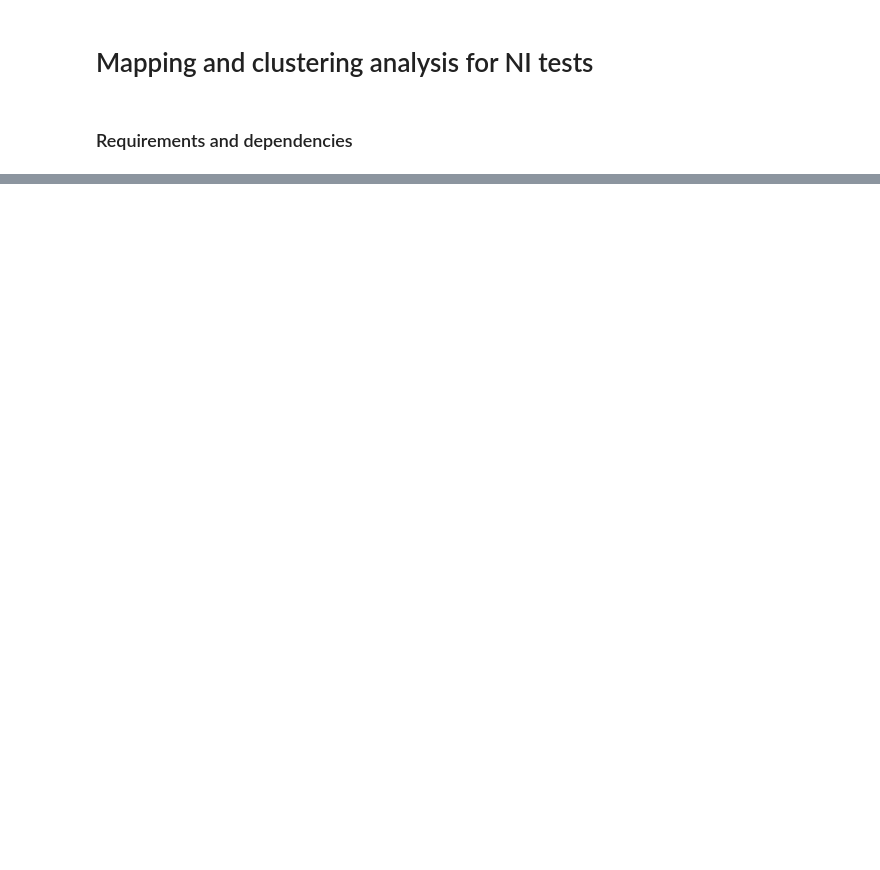
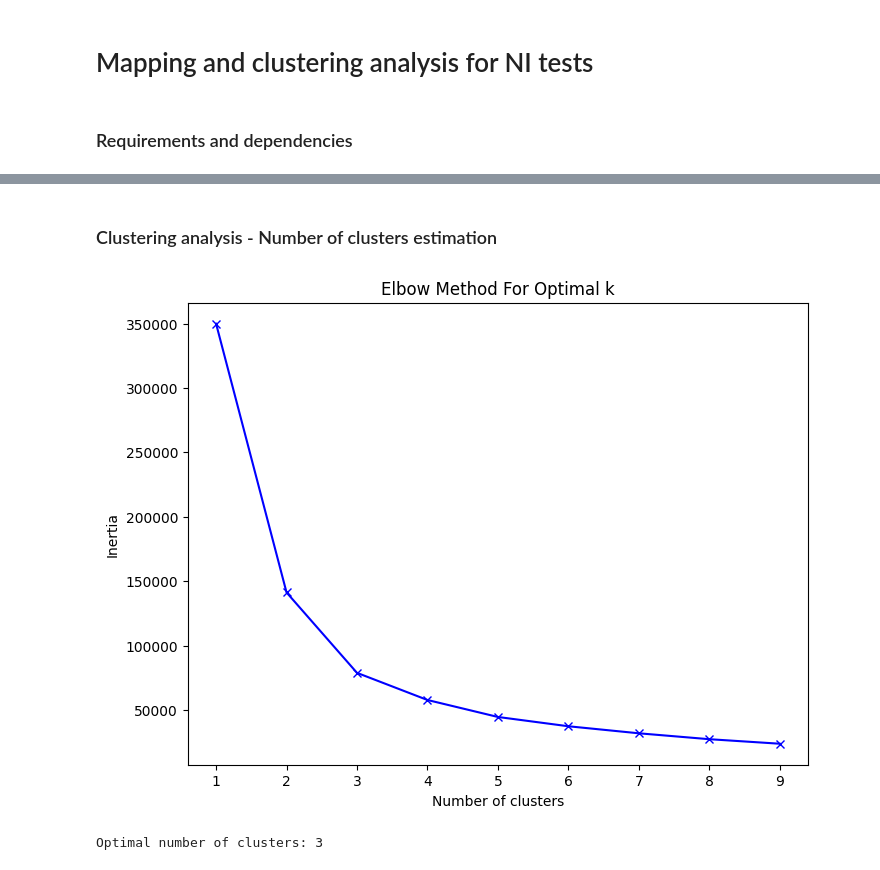
Before and after one commit to DavidMercier/Indentation2025, a Jupyter notebook: Atelier1_ML-Clustering/Clustering.ipynb, the cells around one changed output, grey strips where cells are left out. Cells and saved outputs as stored; diff of their text form; code cells hidden in the pictures; blank space fills up the shorter version.

```diff
--- a/Atelier1_ML-Clustering/Clustering.ipynb
+++ b/Atelier1_ML-Clustering/Clustering.ipynb
@@ -249,0 +157,32 @@ Cluster data successfully saved to C:\github\ICME-OoCTO\MLforMultiphaseMaterials
+# %% [markdown]
+### Clustering analysis - Number of clusters estimation
+# %%
+
+# Determine optimal number of clusters using Elbow Method
+inertia = []
+K = range(1, 10)
+for k in K:
+    kmeans = KMeans(n_clusters=k, random_state=42)
+    kmeans.fit(data[['HARDNESS_GPa', 'MODULUS_GPa']].dropna())
+    inertia.append(kmeans.inertia_)
+
+# Plot the Elbow Method
+plt.figure(figsize=(8, 6))
+plt.plot(K, inertia, 'bx-')
+plt.xlabel('Number of clusters')
+plt.ylabel('Inertia')
+plt.title('Elbow Method For Optimal k')
+plt.savefig('elbow_method.png')
+plt.show()
+
+# Find the optimal number of clusters using KneeLocator
+knee_locator = KneeLocator(K, inertia, curve="convex", direction="decreasing")
+optimal_k = knee_locator.knee
+
+print(f"Optimal number of clusters: {optimal_k}")
+
+# Define colors for clusters
+colors = sns.color_palette('tab10', n_colors=optimal_k)
+# %% [output]
+[figure, added]
+Optimal number of clusters: 3
```
Also changed, not shown: parts of 24 cells of this notebook, 35 other files.
